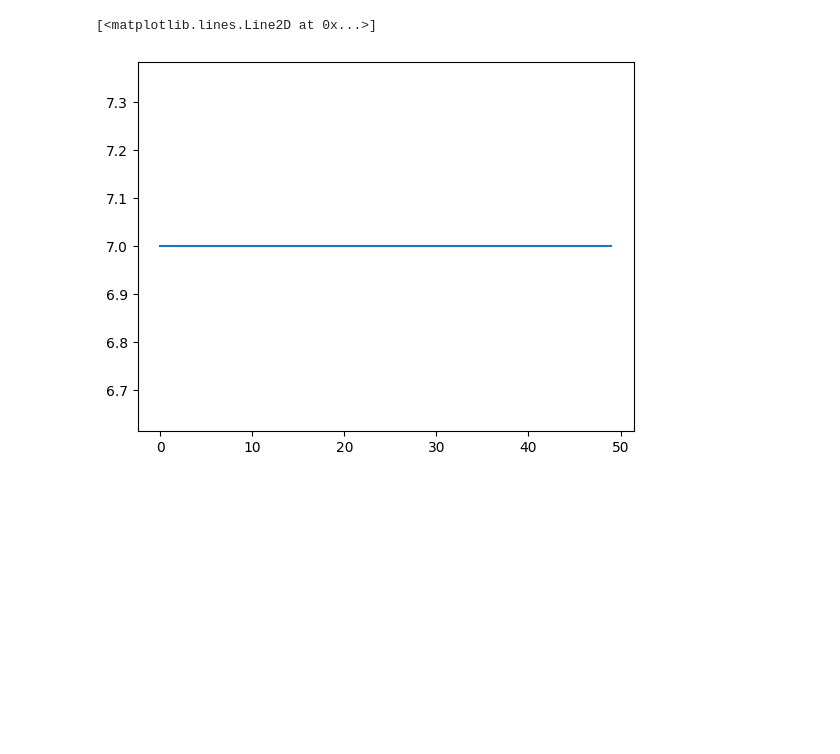
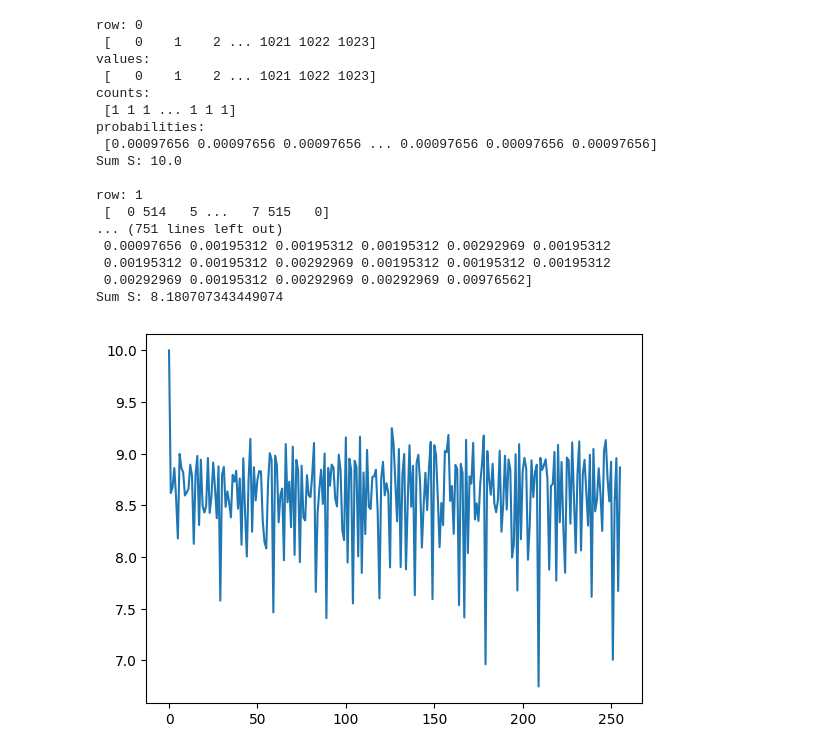
Before and after one commit to craftiggn/UW_ComputerModeling, a Jupyter notebook: 01_cellular_automata.ipynb, the cells around one changed output. Saved outputs shown, nothing was run; the diff lists cells and outputs as text; code cells hidden in the pictures; blank space fills up the shorter version.

```diff
--- a/01_cellular_automata.ipynb
+++ b/01_cellular_automata.ipynb
@@ -68,7 +68,7 @@ def simulte_cellular_1D(size, start_stop, time_limit, rule_number, reversed=Fals
 
     return Matrix
 
-Matrix = simulte_cellular_1D(256, (128,128), 300, 30, True)
+Matrix = simulte_cellular_1D(256, (128,128), 512, 150)
 plt.matshow(Matrix, cmap="binary")
 # cmap binary is 0 = white, 1 = black
 # %% [output]
@@ -86,6 +86,8 @@ def generate_initial_conditions(size):
     binary_combinations = [''.join(bits) for bits in product('01', repeat=size)]
     return binary_combinations
 
-initials = generate_initial_conditions(7)
+number_of_bits = 10
+
+initials = generate_initial_conditions(number_of_bits)
 print(initials)
 # %% [output]
@@ -99,7 +101,7 @@ def row_to_decimal(row):
 def simulte_cellular_1D_initial(initial, time_limit, rule_number, reversed=False):
     size = len(initial)
     row = np.array([int(b) for b in initial])
-    print(row)
+    # print(row)
     Matrix = np.zeros((time_limit, size), dtype="int")
     Rule_dict = generate_rule_list(rule_number)
     # print(f"Rules:\n{Rule_dict}")
@@ -110,9 +112,8 @@ def simulte_cellular_1D_initial(initial, time_limit, rule_number, reversed=False
 
     # need to iterate over time
     for time in range(Matrix.shape[0]):
-    # for time in [1,2,3,4,5]:
-        if time == 0: continue
-        # this loop will iterate over all time except 0
+        if time == 0: continue # the state at time 0 is already set by the initial condition
+
         for pos in range(Matrix.shape[1]):
             # compute this for every row
             Matrix[time, pos] = calculate_value_reverse(time, pos, Matrix, Rule_dict, reversed)
@@ -120,16 +121,17 @@ def simulte_cellular_1D_initial(initial, time_limit, rule_number, reversed=False
     evolution = np.array([row_to_decimal(row) for row in Matrix])
     return evolution
 
-time_limit = 50
-rule_number = 150
+time_limit = 256
+rule_number = 122
 
 # pre-allocate the matrix: shape (time, number of initials)
 all_evolutions = np.zeros((time_limit, len(initials)), dtype=int)
 
 for idx, init in enumerate(initials):
-    evolution = simulte_cellular_1D_initial(init, time_limit, rule_number)
+    evolution = simulte_cellular_1D_initial(init, time_limit, rule_number, reversed=True)
     all_evolutions[:, idx] = evolution  # assign the evolution column-wise
 
-print(all_evolutions.shape)  # should be (50, len(initials))
+# print(all_evolutions.shape)  # should be (50, len(initials))
 plt.matshow(all_evolutions) # time is the y axis, initials is the x axis
+all_evolutions
 # %% [output]
@@ -155,16 +146,43 @@ plt.matshow(all_evolutions) # time is the y axis, initials is the x axis
 # %%
-# now calculate the entropy per each row
+# now calculate the entropy per each row (time step) across all initial conditions
 
 def row_entropy_Gibbs(row):
     values, counts = np.unique(row, return_counts=True)
     prob = counts / counts.sum()
     S = - np.sum(prob * np.log2(prob))
 
     return S
 
 entropies = np.array([row_entropy_Gibbs(row) for row in all_evolutions])
 
 plt.plot(entropies)
+for i, row in enumerate(all_evolutions):
+    if i > 5: break
+    print("row:",i, "\n", row)
+    values, counts = np.unique(row, return_counts=True)
+    print("values:\n", values)
+    print("counts:\n", counts)
+    prob = counts / counts.sum()
+    S = - np.sum(prob * np.log2(prob))
+    print("probabilities:\n", prob)
+    print("Sum S:", S)
+    print()
 # %% [output]
-[<matplotlib.lines.Line2D at 0x...>]
+row: 0
+ [   0    1    2 ... 1021 1022 1023]
+values:
+ [   0    1    2 ... 1021 1022 1023]
+counts:
+ [1 1 1 ... 1 1 1]
+probabilities:
+ [0.00097656 0.00097656 0.00097656 ... 0.00097656 0.00097656 0.00097656]
+Sum S: 10.0
+
+row: 1
+ [  0 514   5 ...   7 515   0]
+... (751 lines left out)
+ 0.00097656 0.00195312 0.00195312 0.00195312 0.00292969 0.00195312
+ 0.00195312 0.00195312 0.00292969 0.00195312 0.00195312 0.00195312
+ 0.00292969 0.00195312 0.00292969 0.00292969 0.00976562]
+Sum S: 8.180707343449074
-[figure, old version]
+[figure, new version]
```
Also changed, not shown: parts of 3 cells of this notebook.
